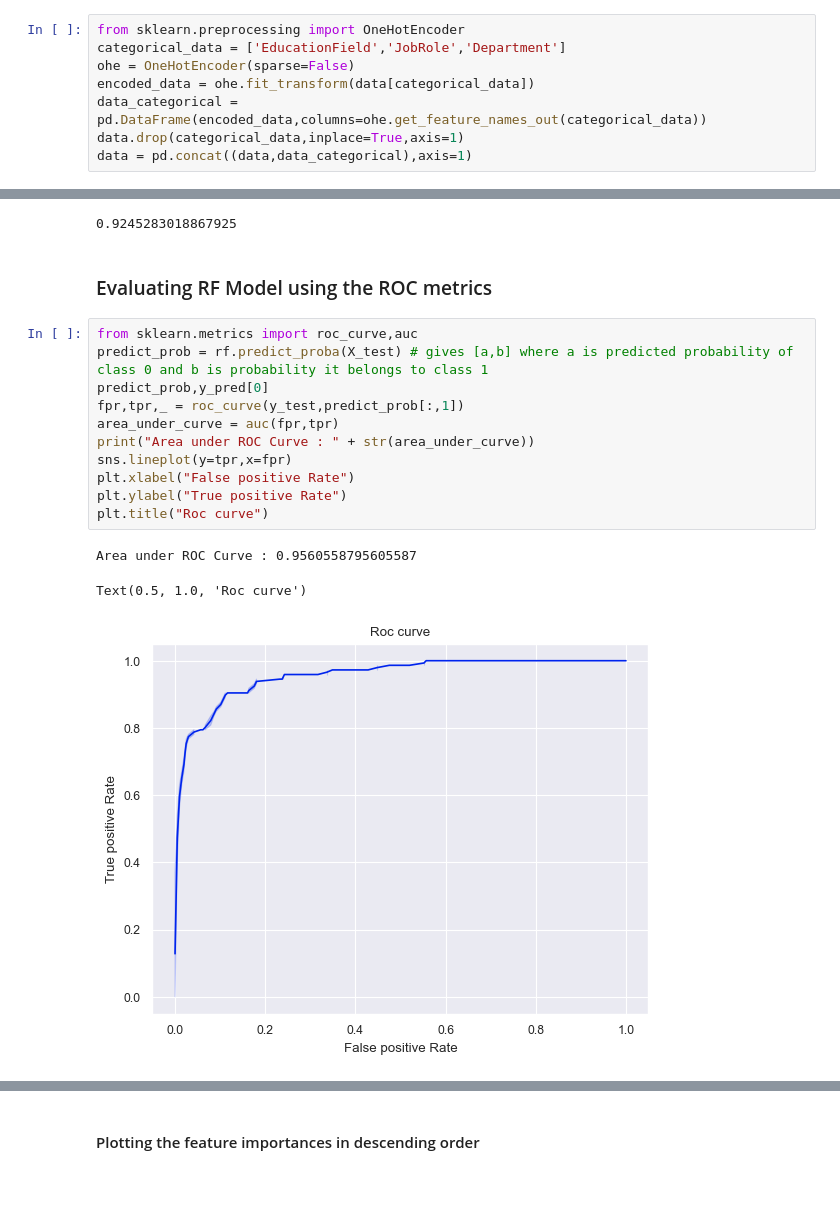
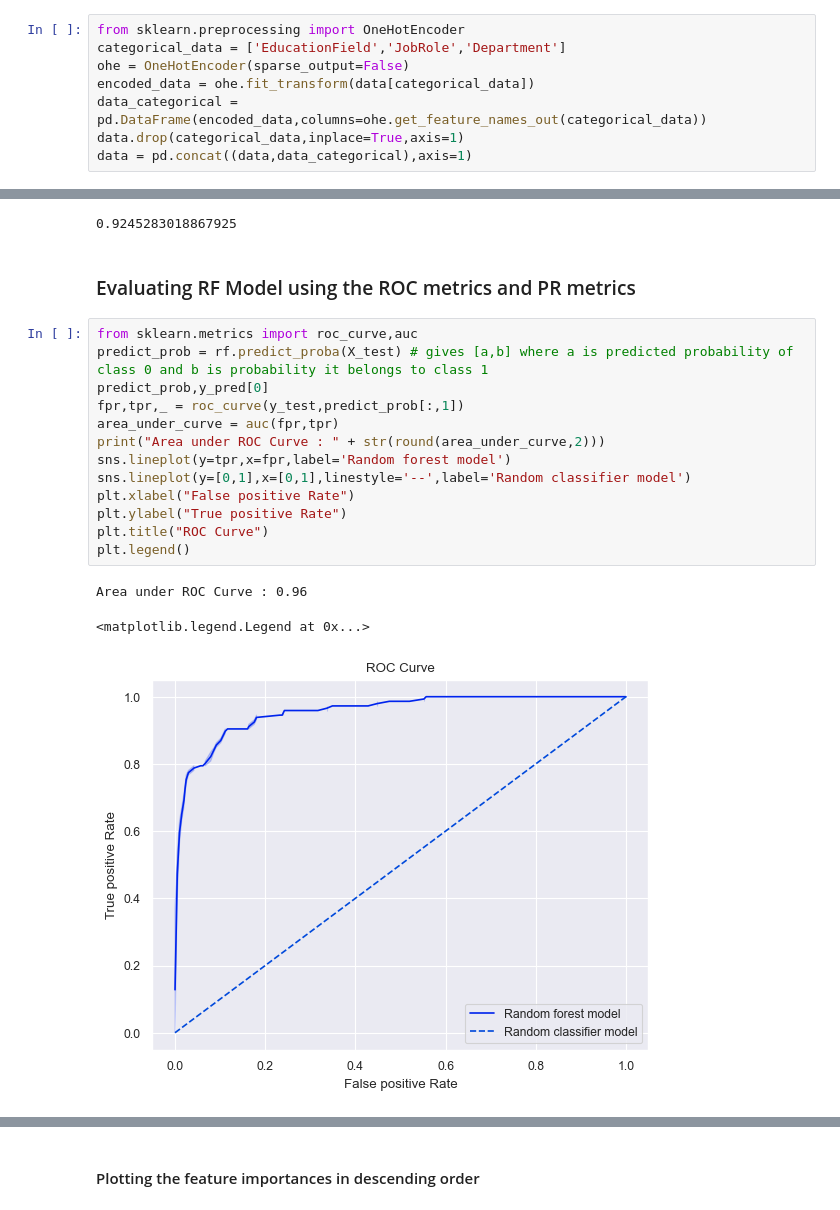
Before and after one commit to ilamuhil/hr-attrition-analysis, a Jupyter notebook: hr_attrition_analysis.ipynb, the cells around one changed output, grey strips where cells are left out. Saved outputs shown, nothing was run; the diff lists cells and outputs as text.

```diff
--- a/hr_attrition_analysis.ipynb
+++ b/hr_attrition_analysis.ipynb
@@ -140,7 +140,7 @@ data['BusinessTravel'] = oe.fit_transform(data[['BusinessTravel']])
 # %%
 from sklearn.preprocessing import OneHotEncoder
 categorical_data = ['EducationField','JobRole','Department']
-ohe = OneHotEncoder(sparse=False)
+ohe = OneHotEncoder(sparse_output=False)
 encoded_data = ohe.fit_transform(data[categorical_data])
 data_categorical = pd.DataFrame(encoded_data,columns=ohe.get_feature_names_out(categorical_data))
 data.drop(categorical_data,inplace=True,axis=1)
@@ -582,19 +586,21 @@ score
 # %% [output]
 0.9245283018867925
 # %% [markdown]
-### Evaluating RF Model using the ROC metrics
+### Evaluating RF Model using the ROC metrics and PR metrics
 # %%
 from sklearn.metrics import roc_curve,auc
 predict_prob = rf.predict_proba(X_test) # gives [a,b] where a is predicted probability of class 0 and b is probability it belongs to class 1
 predict_prob,y_pred[0]
 fpr,tpr,_ = roc_curve(y_test,predict_prob[:,1])
 area_under_curve = auc(fpr,tpr)
-print("Area under ROC Curve : " + str(area_under_curve))
-sns.lineplot(y=tpr,x=fpr)
+print("Area under ROC Curve : " + str(round(area_under_curve,2)))
+sns.lineplot(y=tpr,x=fpr,label='Random forest model')
+sns.lineplot(y=[0,1],x=[0,1],linestyle='--',label='Random classifier model')
 plt.xlabel("False positive Rate")
 plt.ylabel("True positive Rate")
-plt.title("Roc curve")
+plt.title("ROC Curve")
+plt.legend()
 # %% [output]
-Area under ROC Curve : 0.9560558795605587
+Area under ROC Curve : 0.96
-Text(0.5, 1.0, 'Roc curve')
+<matplotlib.legend.Legend at 0x...>
-[figure, old version]
+[figure, new version]
```
Also changed, not shown: parts of 8 cells of this notebook.
